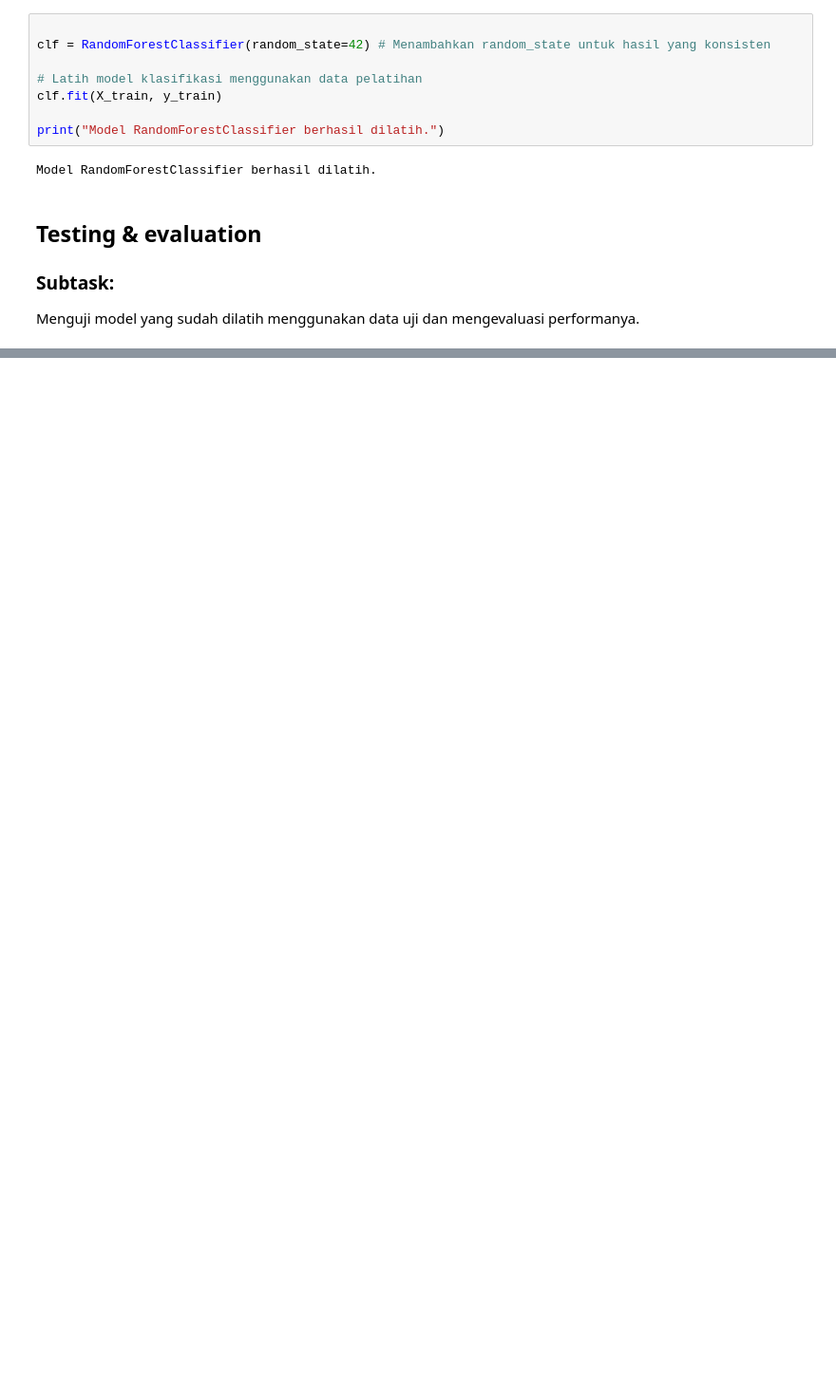
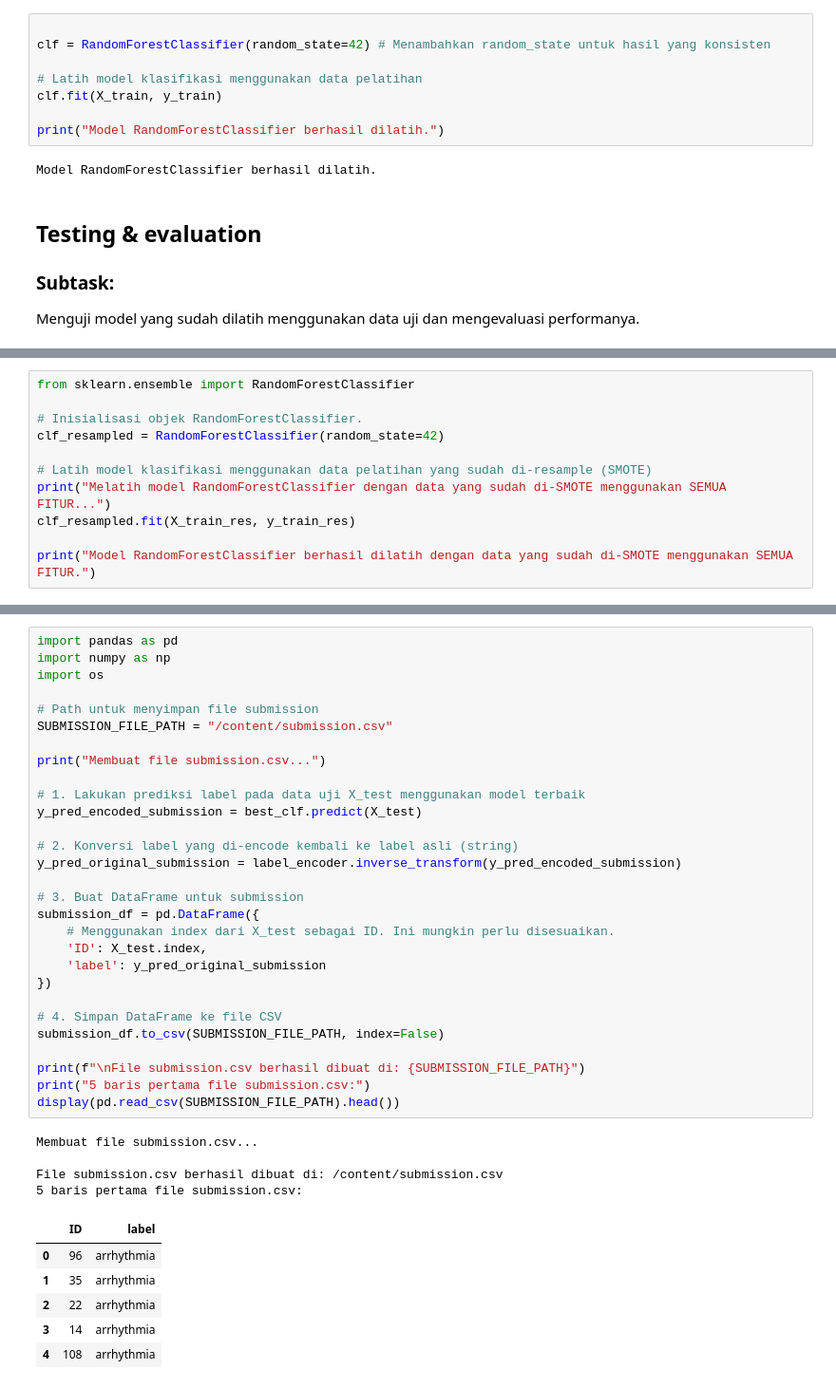
Before and after one commit to Dwinurcahyo2/Data-Mining-Lanjut, a Jupyter notebook: UAS_data_mining_lanjut.ipynb, the cells around one changed output, grey strips where cells are left out. Shown at 95% size. Drawn from its saved outputs; the diff is of its cells as text; blank space fills up the shorter version.

```diff
--- a/UAS_data_mining_lanjut.ipynb
+++ b/UAS_data_mining_lanjut.ipynb
@@ -965,0 +989,11 @@ dtype: int64
+# %%
+from sklearn.ensemble import RandomForestClassifier
+
+# Inisialisasi objek RandomForestClassifier.
+clf_resampled = RandomForestClassifier(random_state=42)
+
+# Latih model klasifikasi menggunakan data pelatihan yang sudah di-resample (SMOTE)
+print("Melatih model RandomForestClassifier dengan data yang sudah di-SMOTE menggunakan SEMUA FITUR...")
+clf_resampled.fit(X_train_res, y_train_res)
+
+print("Model RandomForestClassifier berhasil dilatih dengan data yang sudah di-SMOTE menggunakan SEMUA FITUR.")
@@ -965,0 +1143,40 @@ dtype: int64
+# %%
+import pandas as pd
+import numpy as np
+import os
+
+# Path untuk menyimpan file submission
+SUBMISSION_FILE_PATH = "/content/submission.csv"
+
+print("Membuat file submission.csv...")
+
+# 1. Lakukan prediksi label pada data uji X_test menggunakan model terbaik
+y_pred_encoded_submission = best_clf.predict(X_test)
+
+# 2. Konversi label yang di-encode kembali ke label asli (string)
+y_pred_original_submission = label_encoder.inverse_transform(y_pred_encoded_submission)
+
+# 3. Buat DataFrame untuk submission
+submission_df = pd.DataFrame({
+    # Menggunakan index dari X_test sebagai ID. Ini mungkin perlu disesuaikan.
+    'ID': X_test.index,
+    'label': y_pred_original_submission
+})
+
+# 4. Simpan DataFrame ke file CSV
+submission_df.to_csv(SUBMISSION_FILE_PATH, index=False)
+
+print(f"\nFile submission.csv berhasil dibuat di: {SUBMISSION_FILE_PATH}")
+print("5 baris pertama file submission.csv:")
+display(pd.read_csv(SUBMISSION_FILE_PATH).head())
+# %% [output]
+Membuat file submission.csv...
+
+File submission.csv berhasil dibuat di: /content/submission.csv
+5 baris pertama file submission.csv:
+|  | ID | label |
+| 0 | 96 | arrhythmia |
+| 1 | 35 | arrhythmia |
+| 2 | 22 | arrhythmia |
+| 3 | 14 | arrhythmia |
+| 4 | 108 | arrhythmia |
```
Also changed, not shown: parts of 21 cells of this notebook.
